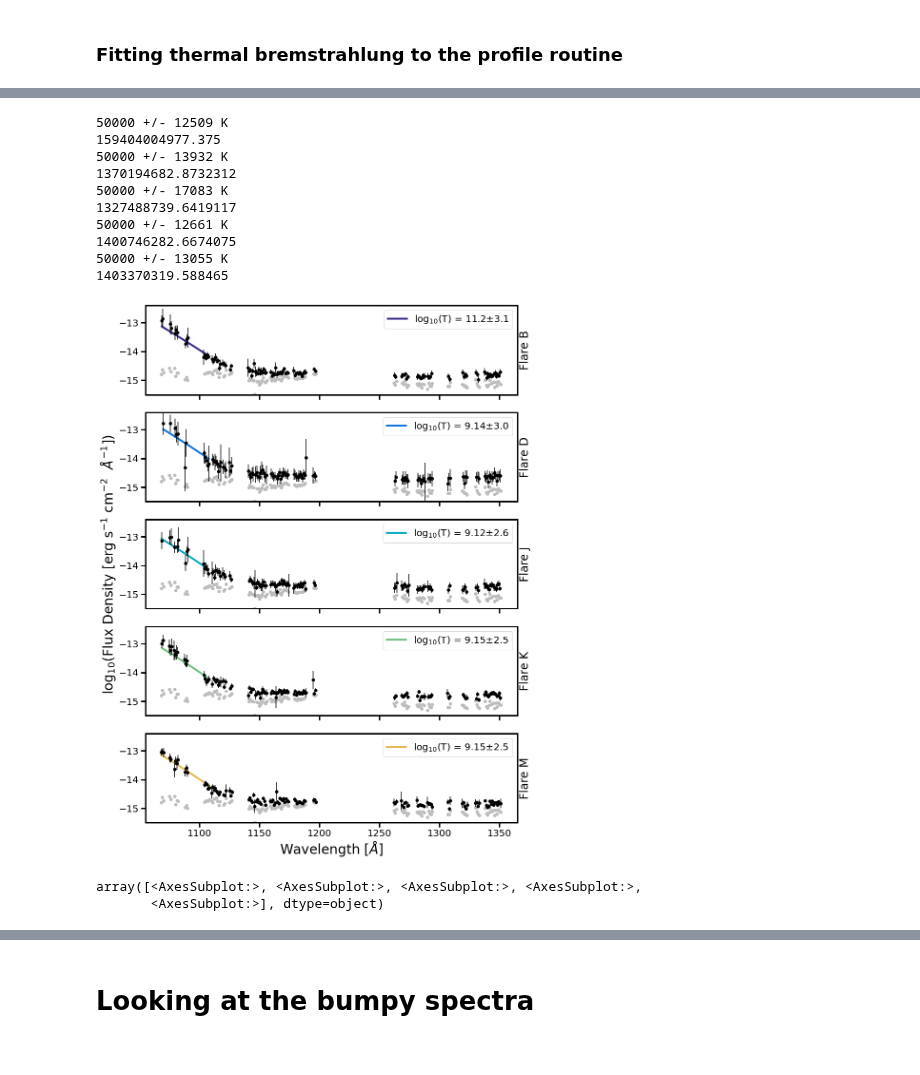
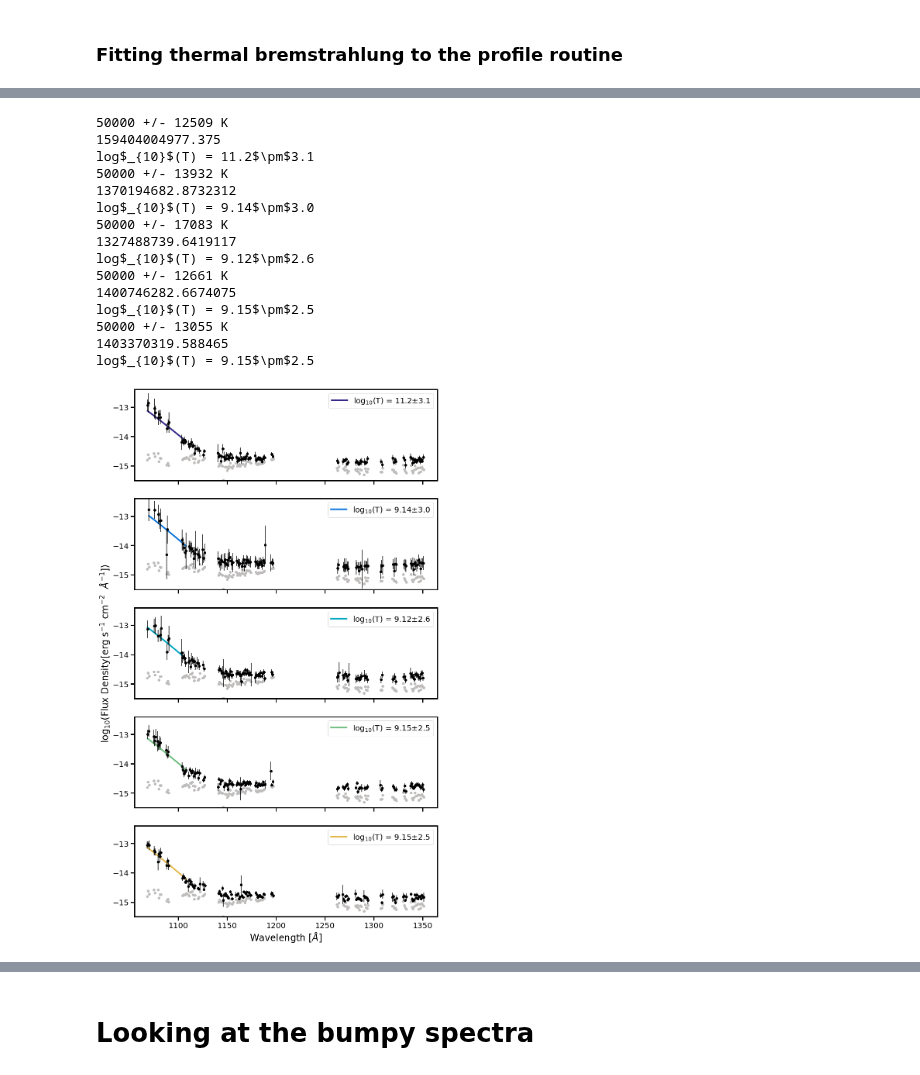
Before and after one commit to afeinstein20/cos_flares, a Jupyter notebook: notebooks/blackbody_fits.ipynb, the cells around one changed output, grey strips where cells are left out. Drawn from its saved outputs; the diff is of its cells as text; code cells hidden in the pictures.

Commit message:
pretty much changes 4 presentation figures

```diff
--- a/notebooks/blackbody_fits.ipynb
+++ b/notebooks/blackbody_fits.ipynb
@@ -283,15 +284,11 @@ finished bremsstrahlung
 # %%
 ion_colors = np.append('#878482', parula[np.linspace(0,200,5,dtype=int)])
+path = '/Users/belugawhale/Documents/AUMic/paper'
 
-fig, axes = plt.subplots(nrows=5, ncols=1,figsize=(14,20), sharex=True, sharey=True)
-laxes = axes.reshape(-1)
-fig.set_facecolor('w')
-
-
-letters=['B', 'D', 'J', 'K', 'M']
-
-for j,i in enumerate([1,3,-4,-3,-1]):
-
+fig, laxes = plt.subplots(nrows=5, ncols=1,figsize=(14,25), sharex=True, sharey=True)
+laxes=laxes.reshape(-1)
+lst = [1, 3, -4, -3, -1]
+for j,i in enumerate(lst):
 
     #label='log(T) = {}'.format(np.round(np.log10(bestfit),2))
     laxes[j].errorbar(all_bb_fits[0][0].time.value,
@@ -316,53 +313,43 @@ for j,i in enumerate([1,3,-4,-3,-1]):
         print(all_brem_fits[j][-2])
         label = 'log$_{10}$(T) = ' + str(np.round(np.log10(all_brem_fits[j][-2]),2))
         label += '$\pm$'
         if np.isfinite(err)==True:
             label += str(np.round(err,1))
         else:
             label += str(2.5)
         laxes[j].plot(brem_w[u], all_brem_fits[j][1][u], lw=4,
                       zorder=1, color=ion_colors[j+1],
                       label=label)
-
+    print(label)
     laxes[j].legend()
-
-    ax2 = laxes[j].twinx()
-
-    if i > -5:
-        ax2.set_ylabel('Flare {}'.format(letters[j]), fontsize=24)
-    else:
-        ax2.set_ylabel(letters[j], fontsize=22)
-
-    ax2.set_yticks([])
 
 
     if j == 2:
-        laxes[j].set_ylabel('log$_{10}$(Flux Density [erg s$^{-1}$ cm$^{-2}$  $\AA^{-1}$])',
-                            fontsize=28)
-    if i == -1:
-        laxes[j].set_xlabel('Wavelength [$\AA$]', fontsize=28)
+        laxes[j].set_ylabel('log$_{10}$(Flux Density[erg s$^{-1}$ cm$^{-2}$  $\AA^{-1}$])',
+                            fontsize=24)
+    if j == 4:
+        laxes[j].set_xlabel('Wavelength [$\AA$]', fontsize=24)
     laxes[j].set_rasterized(True)
     laxes[j].set_ylim(-15.5,-12.4)
     laxes[j].set_xlim(1055, 1365)
 
-plt.subplots_adjust(hspace=0.2)
 
-plt.savefig('/Users/belugawhale/Documents/AUMic/paper/bbs.pdf',
-            rasterize=True, dpi=300, bbox_inches='tight')
+#plt.savefig('/Users/belugawhale/Documents/AUMic/paper/bbs.pdf',
+#            rasterize=True, dpi=300, bbox_inches='tight')
 # %% [output]
 50000 +/- 12509 K
 159404004977.375
+log$_{10}$(T) = 11.2$\pm$3.1
 50000 +/- 13932 K
 1370194682.8732312
+log$_{10}$(T) = 9.14$\pm$3.0
 50000 +/- 17083 K
 1327488739.6419117
+log$_{10}$(T) = 9.12$\pm$2.6
 50000 +/- 12661 K
 1400746282.6674075
+log$_{10}$(T) = 9.15$\pm$2.5
 50000 +/- 13055 K
 1403370319.588465
+log$_{10}$(T) = 9.15$\pm$2.5
-[figure, old version]
+[figure, new version]
-# %%
-axes[:,0]
-# %% [output]
-array([<AxesSubplot:>, <AxesSubplot:>, <AxesSubplot:>, <AxesSubplot:>,
-       <AxesSubplot:>], dtype=object)
```
Also changed, not shown: parts of 14 cells of this notebook, 6 other files.
